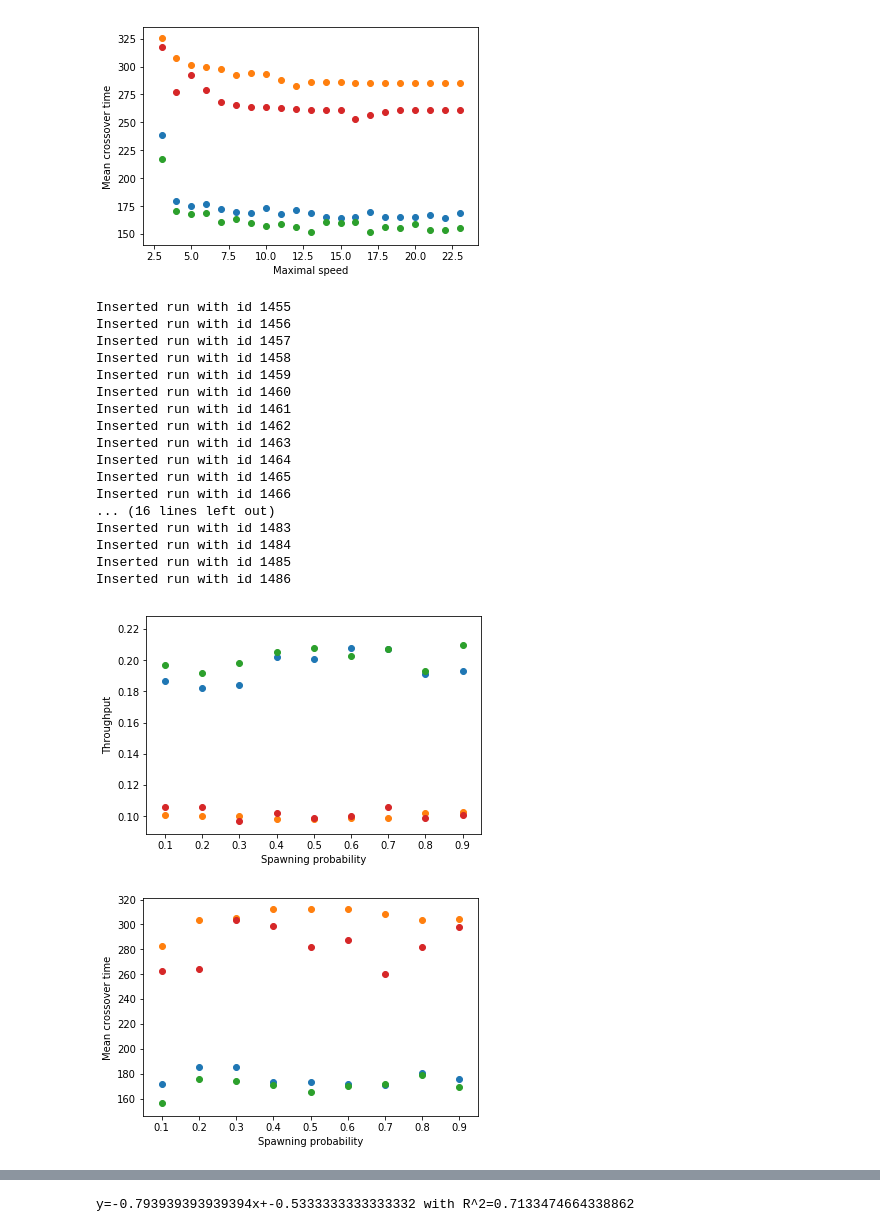
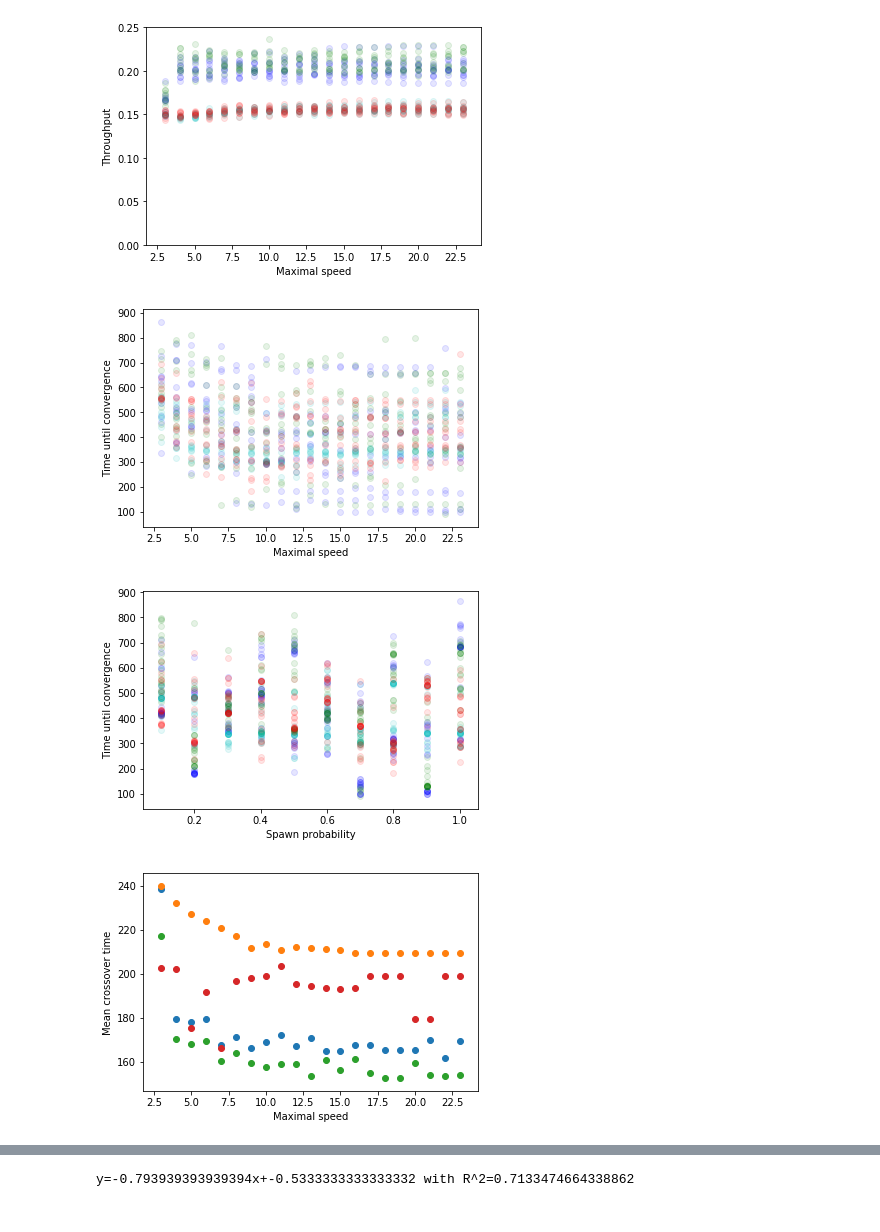
Before and after one commit to r-hoffmann/agent-based-modelling, a Jupyter notebook: graphs.ipynb, the cells around one changed output, grey strips where cells are left out. Cells and saved outputs as stored; diff of their text form; code cells hidden in the pictures.

```diff
--- a/graphs.ipynb
+++ b/graphs.ipynb
@@ -16,7 +16,7 @@ INTERSECTION_COLOR = {
 }
 
 def get_parameters(p_spawn=0.1, max_speed_horizontal=10, max_speed_vertical=10, intersection_type=0):
-    t_traffic_light_cycle=10
+    t_traffic_light_cycle=50
     p_bend = 0.33
     p_u_turn = 0.01
     p_left = p_bend
@@ -196,9 +196,9 @@ from ipywidgets import interact, interactive, fixed, interact_manual
 import ipywidgets as widgets
 
 def plots_1(**kwargs):
-#     throughput_vs_maximal_speed(**kwargs)
-#     convergence_vs_maximal_speed(**kwargs)
-#     convergence_vs_p_spawn(**kwargs)
+    throughput_vs_maximal_speed(**kwargs)
+    convergence_vs_maximal_speed(**kwargs)
+    convergence_vs_p_spawn(**kwargs)
     mean_crossover_vs_maximal_speed(**kwargs)
     throughput_vs_p_spawn(**kwargs)
     mean_crossover_vs_p_spawn(**kwargs)
@@ -225,20 +225,4 @@ Inserted run with id 1454
-[figure, old version]
+[figure, new version]
-Inserted run with id 1455
-Inserted run with id 1456
-Inserted run with id 1457
-Inserted run with id 1458
-Inserted run with id 1459
-Inserted run with id 1460
-Inserted run with id 1461
-Inserted run with id 1462
-Inserted run with id 1463
-Inserted run with id 1464
-Inserted run with id 1465
-Inserted run with id 1466
-... (16 lines left out)
-Inserted run with id 1483
-Inserted run with id 1484
-Inserted run with id 1485
-Inserted run with id 1486
-[figure, old version]
+[figure, new version]
-[figure, old version]
+[figure, new version]
+[figure, added]
```
Also changed, not shown: parts of 3 cells of this notebook, 1 other file.
